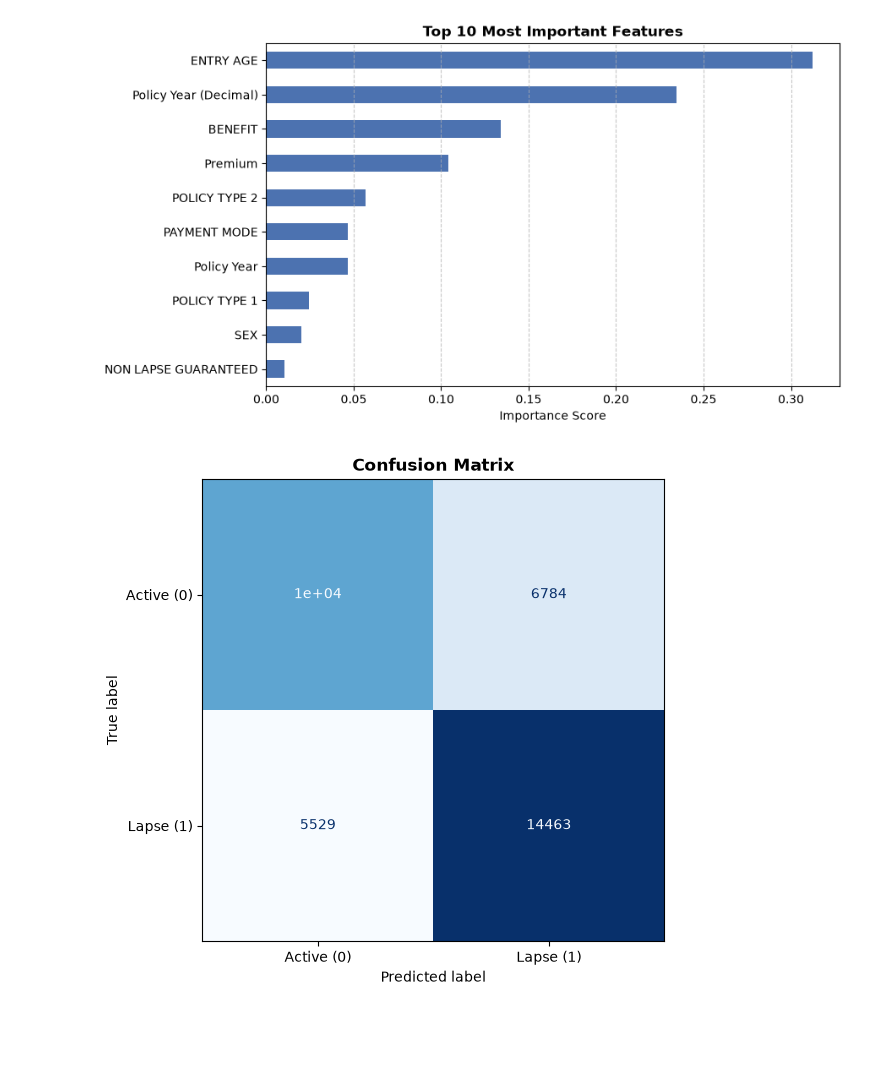
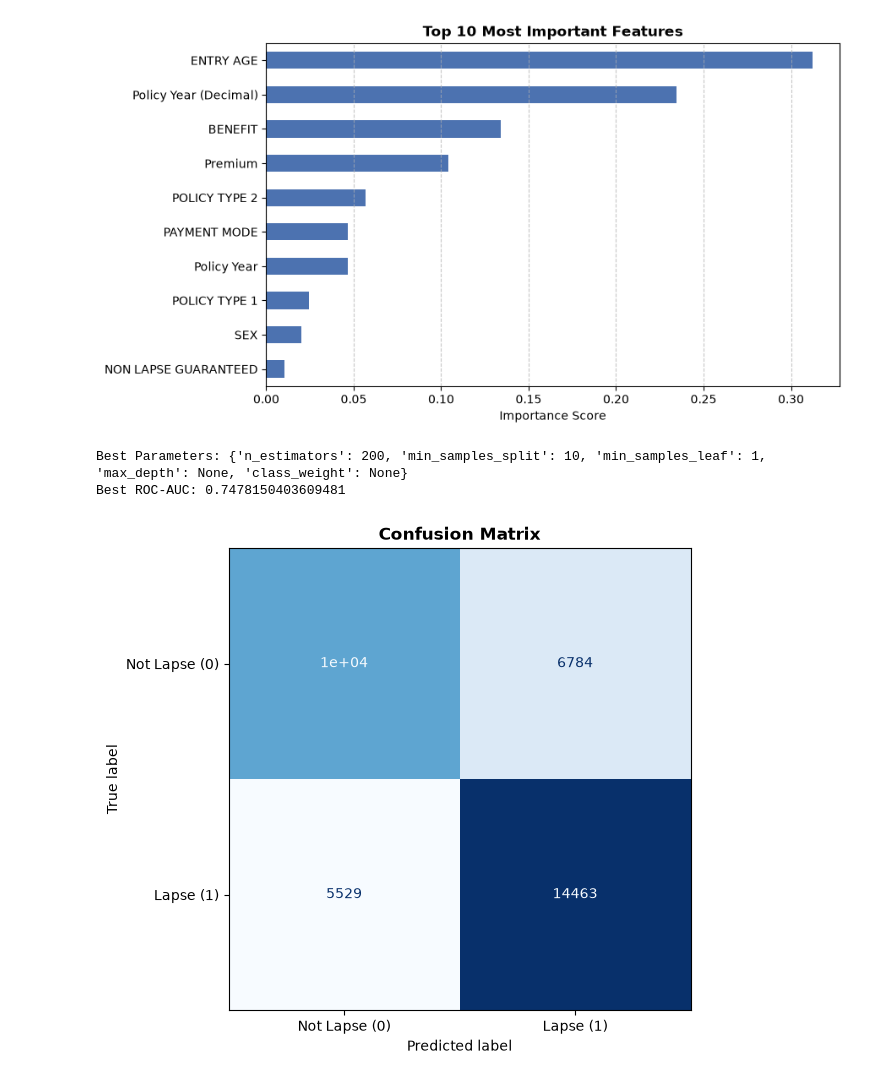
Before and after one commit to allisonma12/predicting-life-insurance-lapse, a Jupyter notebook: src/models/random_forest.ipynb, the cells around one changed output. Saved outputs shown, nothing was run; the diff lists cells and outputs as text; code cells hidden in the pictures; blank space fills up the shorter version.

Commit message:
updated confusion matrix and ROC visual

```diff
--- a/src/models/random_forest.ipynb
+++ b/src/models/random_forest.ipynb
@@ -167,21 +116,52 @@ plt.tight_layout()
 plt.show()
 # %% [output]
 [figure]
+# %%
+from sklearn.model_selection import RandomizedSearchCV
+
+# Keep the search space tight for a quick test
+param_dist = {
+    'n_estimators': [100, 200],         # Drop 500 for now to save time
+    'max_depth': [10, 20, None],
+    'min_samples_split': [2, 10],
+    'min_samples_leaf': [1, 5],
+    'class_weight': ['balanced', None]
+}
+
+rf = RandomForestClassifier(random_state=42, oob_score=True)
+
+# Notice n_jobs=-1 and a smaller n_iter
+random_search = RandomizedSearchCV(
+    estimator=rf,
+    param_distributions=param_dist,
+    n_iter=5,          # Drop from 10 down to 5 for faster testing
+    cv=3,              # Drop from 5-fold to 3-fold cross-validation
+    scoring='roc_auc',
+    random_state=42,
+    n_jobs=-1          # CRITICAL: Uses all your CPU cores
+)
+
+random_search.fit(X_train, y_train)
+print("Best Parameters:", random_search.best_params_)
+print("Best ROC-AUC:", random_search.best_score_)
+# %% [output]
+Best Parameters: {'n_estimators': 200, 'min_samples_split': 10, 'min_samples_leaf': 1, 'max_depth': None, 'class_weight': None}
+Best ROC-AUC: 0.7478150403609481
 # %%
 import matplotlib.pyplot as plt
 from sklearn.metrics import ConfusionMatrixDisplay
 
 # Plot the confusion matrix
 fig, ax = plt.subplots(figsize=(6, 6))
 ConfusionMatrixDisplay.from_estimator(
     clf, X_test, y_test,
-    display_labels=['Active (0)', 'Lapse (1)'],
+    display_labels=['Not Lapse (0)', 'Lapse (1)'],
     cmap='Blues',
     ax=ax,
     colorbar=False
 )
 plt.title('Confusion Matrix', fontsize=12, fontweight='bold')
 plt.grid(False) # Cleans up background grid lines if any
 plt.show()
 # %% [output]
-[figure, old version]
+[figure, new version]
```
Also changed, not shown: parts of 3 cells of this notebook.
